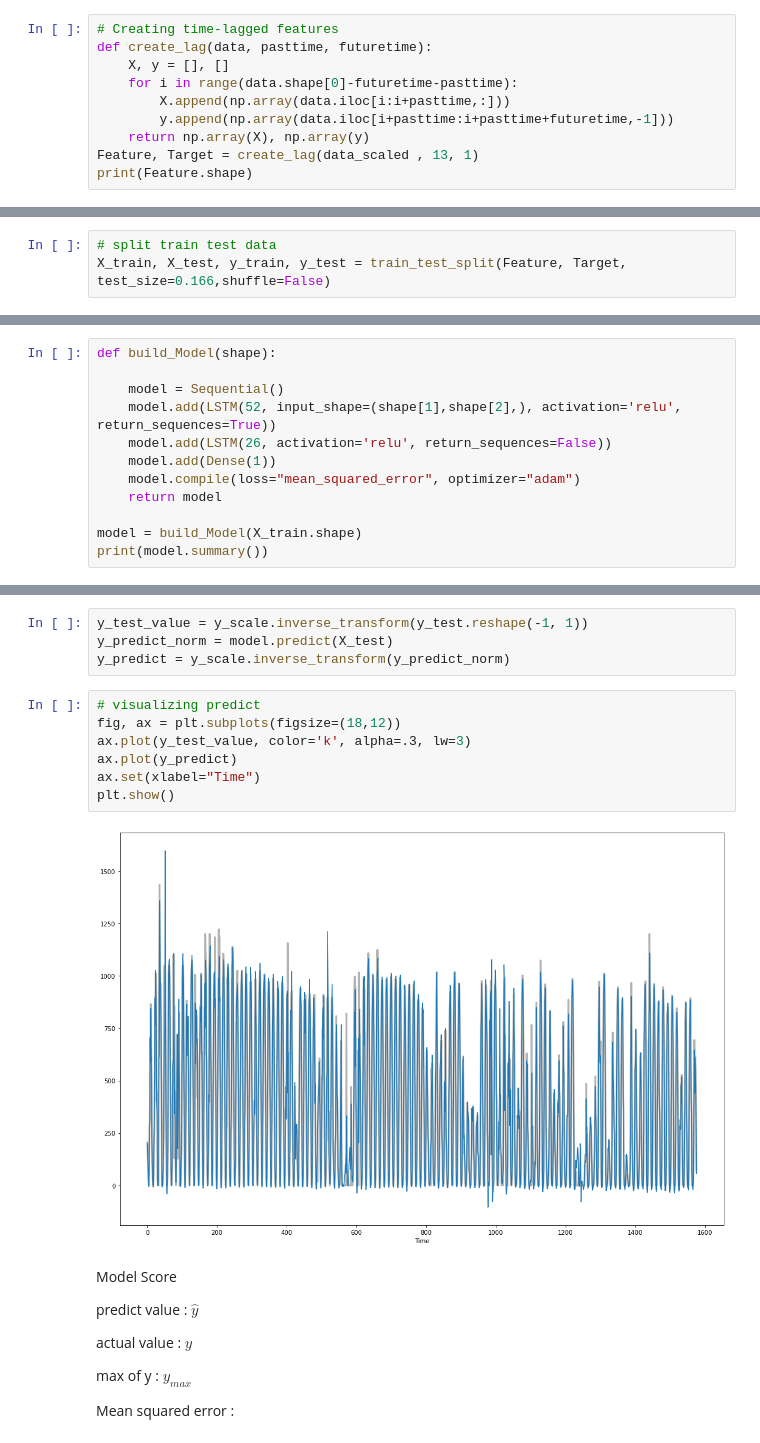
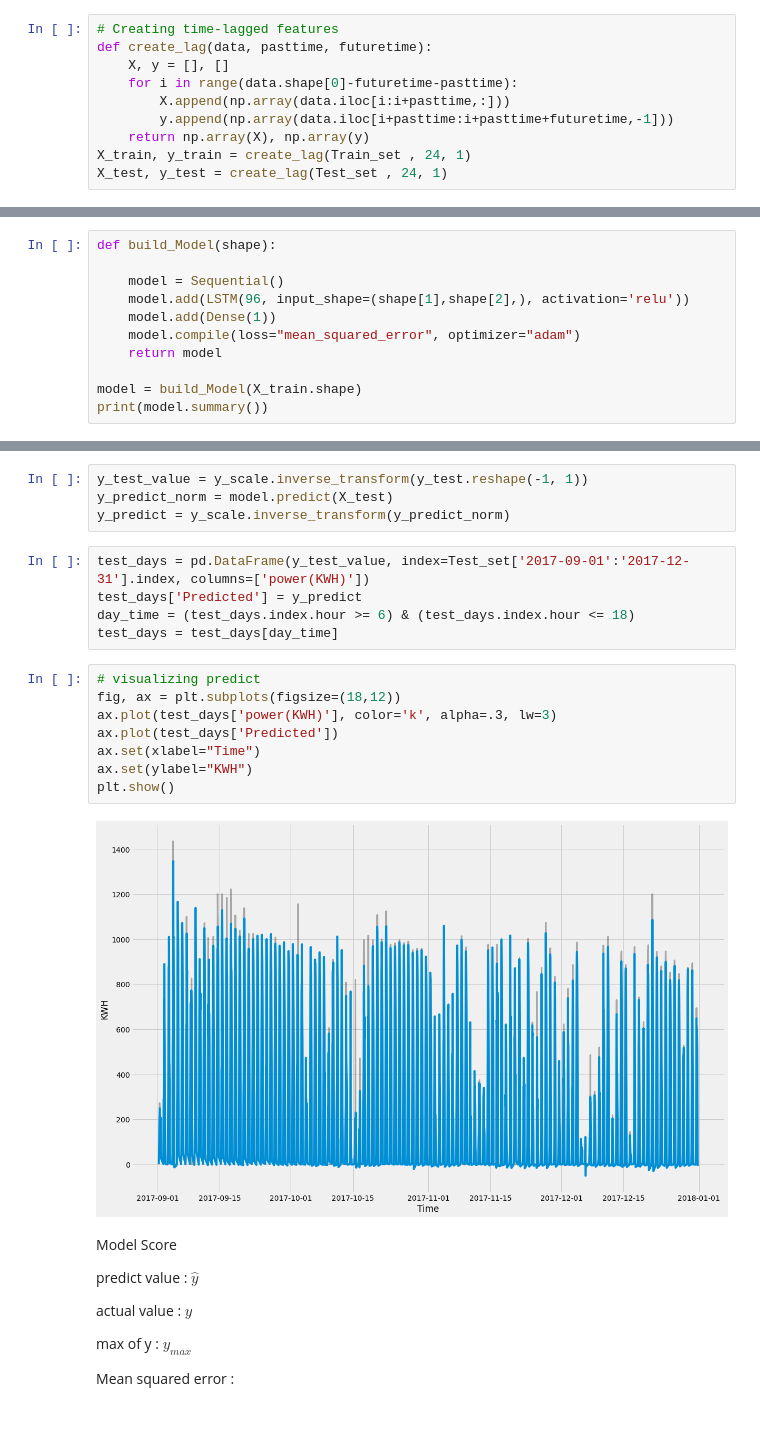
Before and after one commit to Eudyptla/Time-Series-PV-Forecast-, a Jupyter notebook: Taichung_DE_PV_Forecast_LSTM.ipynb, the cells around one changed output, grey strips where cells are left out. Saved outputs shown, nothing was run; the diff lists cells and outputs as text.

```diff
--- a/Taichung_DE_PV_Forecast_LSTM.ipynb
+++ b/Taichung_DE_PV_Forecast_LSTM.ipynb
@@ -135,5 +61,5 @@ def create_lag(data, pasttime, futuretime):
         X.append(np.array(data.iloc[i:i+pasttime,:]))
         y.append(np.array(data.iloc[i+pasttime:i+pasttime+futuretime,-1]))
     return np.array(X), np.array(y)
-Feature, Target = create_lag(data_scaled , 13, 1)
-print(Feature.shape)
+X_train, y_train = create_lag(Train_set , 24, 1)
+X_test, y_test = create_lag(Test_set , 24, 1)
@@ -146,6 +66,3 @@ Choose last 4 month for validation.
-# %%
-# split train test data
-X_train, X_test, y_train, y_test = train_test_split(Feature, Target, test_size=0.166,shuffle=False)
 # %% [markdown]
 # Build model
 
@@ -154,8 +71,7 @@ Build LSTM model.
 def build_Model(shape):
 
     model = Sequential()
-    model.add(LSTM(52, input_shape=(shape[1],shape[2],), activation='relu', return_sequences=True))
-    model.add(LSTM(26, activation='relu', return_sequences=False))
+    model.add(LSTM(96, input_shape=(shape[1],shape[2],), activation='relu'))
     model.add(Dense(1))
     model.compile(loss="mean_squared_error", optimizer="adam")
     return model
@@ -221,15 +135,21 @@ plot_history(history)
 y_test_value = y_scale.inverse_transform(y_test.reshape(-1, 1))
 y_predict_norm = model.predict(X_test)
 y_predict = y_scale.inverse_transform(y_predict_norm)
+# %%
+test_days = pd.DataFrame(y_test_value, index=Test_set['2017-09-01':'2017-12-31'].index, columns=['power(KWH)'])
+test_days['Predicted'] = y_predict
+day_time = (test_days.index.hour >= 6) & (test_days.index.hour <= 18)
+test_days = test_days[day_time]
 # %%
 # visualizing predict
 fig, ax = plt.subplots(figsize=(18,12))
-ax.plot(y_test_value, color='k', alpha=.3, lw=3)
-ax.plot(y_predict)
+ax.plot(test_days['power(KWH)'], color='k', alpha=.3, lw=3)
+ax.plot(test_days['Predicted'])
 ax.set(xlabel="Time")
+ax.set(ylabel="KWH")
 plt.show()
 # %% [output]
-[figure, old version]
+[figure, new version]
 # %% [markdown]
 Model Score
 
```
Also changed, not shown: parts of 28 cells of this notebook.
